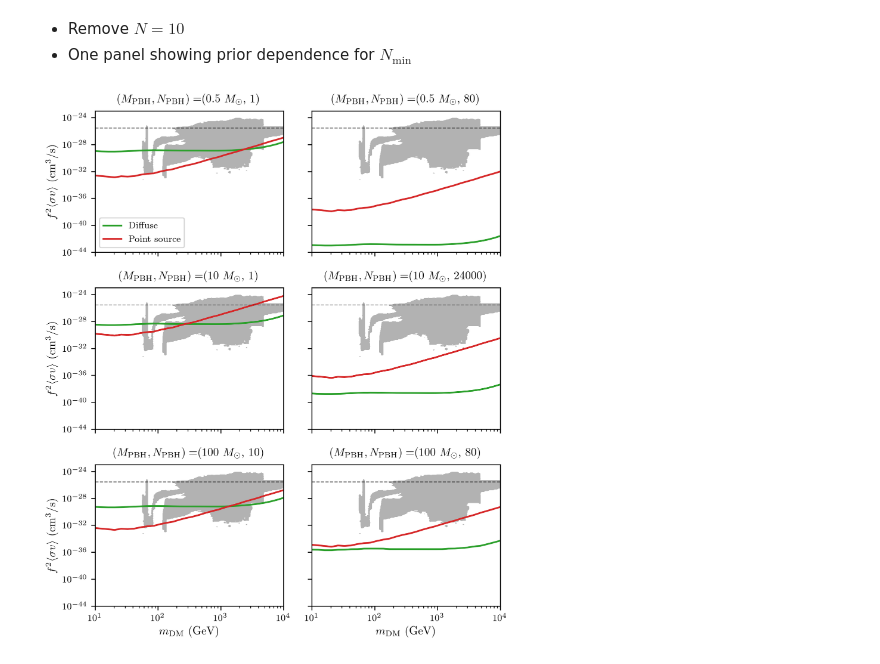
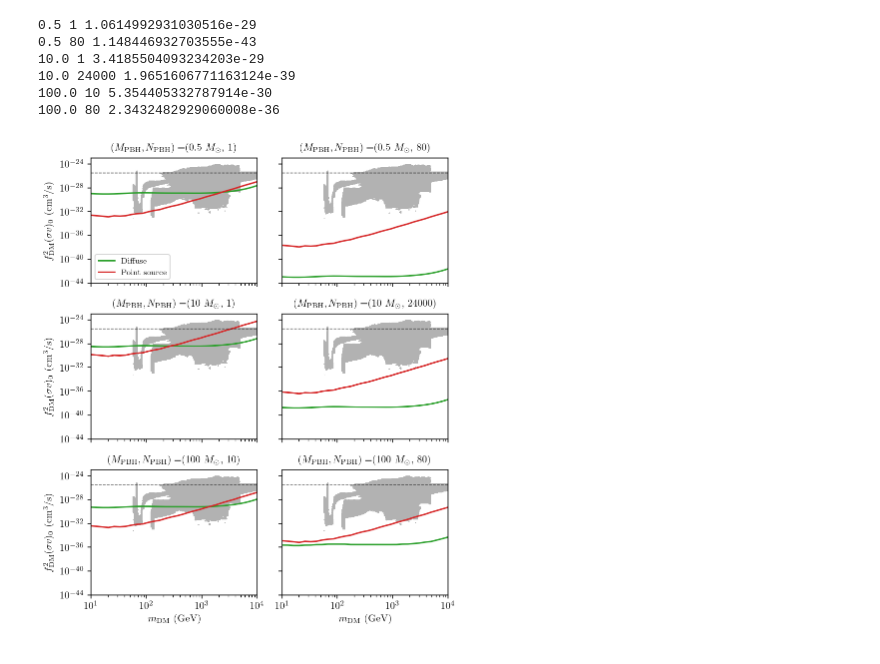
Before and after one commit to adam-coogan/pbhs_vs_wimps, a Jupyter notebook: posterior_sv_analysis_29_mar_2019.ipynb, the cells around one changed output. Drawn from its saved outputs; the diff is of its cells as text; code cells hidden in the pictures.

```diff
--- a/posterior_sv_analysis_29_mar_2019.ipynb
+++ b/posterior_sv_analysis_29_mar_2019.ipynb
@@ -8,9 +8,6 @@ import os
 from scipy.integrate import cumtrapz
 
 colors = [c["color"] for c in plt.rcParams['axes.prop_cycle']]
-# %% [markdown]
-* Remove $N=10$
-* One panel showing prior dependence for $N_{\mathrm{min}}$
 # %%
 ### Setup
 n_pbhs = np.array([[1,  1,     10],
@@ -60,35 +57,42 @@ for i in range(axes.shape[0]):
         post_diff = DiffusePosterior(m_pbh, n_pbh, test=False,
                                      merger_rate_prior=merger_rate_prior)
         m_dms, sv_diff_bounds = post_diff.sv_bounds(save=False, alpha=0.95)
+        print(m_pbh, n_pbh, sv_diff_bounds[0])
         ax.loglog(m_dms, sv_diff_bounds, label="Diffuse", color=colors[2])
 
         # Point source limit
         post_ps = PointSourcePosterior(m_pbh, n_pbh, test=False,
                                        merger_rate_prior=merger_rate_prior)
         m_dms, sv_ps_bounds = post_ps.sv_bounds(save=False, alpha=0.95)
         ax.loglog(m_dms, sv_ps_bounds, label="Point source", color=colors[3])
 
         # BSM physics contours
         plot_gambit_contour_envelope(ax, 'k')
         # Thermal relic cross section
         ax.axhline(3e-26, linestyle='--', color='k', alpha=0.6, linewidth=0.75)
 
         # Formatting
         ax.set_xlim(m_dms[[0, -1]])
         ax.set_ylim(1e-44, 1e-23)
         ax.set_title(r"$(M_{\mathrm{PBH}}, N_{\mathrm{PBH}}) = $" +
                      "({:g} $M_\odot$, {:d})".format(m_pbh, n_pbh), fontsize=10)
         if i == axes.shape[0] - 1:
             ax.set_xlabel(r"$m_{\mathrm{DM}}$ (GeV)")
         if j == 0:
-            ax.set_ylabel(r"$f^2 \langle \sigma v \rangle$ (cm$^3$/s)")
+            ax.set_ylabel(r"$f_{\mathrm{DM}}^2 (\sigma v)_0$ (cm$^3$/s)")
         if i == 0 and j == 0:
             ax.legend(fontsize=8)
 
 fig.tight_layout()
 fig.savefig("figures/sv_limits_ps_diff_comparison.pdf")
 # %% [output]
+0.5 1 1.0614992931030516e-29
+0.5 80 1.148446932703555e-43
+10.0 1 3.4185504093234203e-29
+10.0 24000 1.9651606771163124e-39
+100.0 10 5.354405332787914e-30
+100.0 80 2.3432482929060008e-36
-[figure, old version]
+[figure, new version]
 # %%
 fig, ax = plt.subplots(1, 1, figsize=(3.5, 2.7))
 
```
Also changed, not shown: parts of 19 cells of this notebook, 5 other files.
